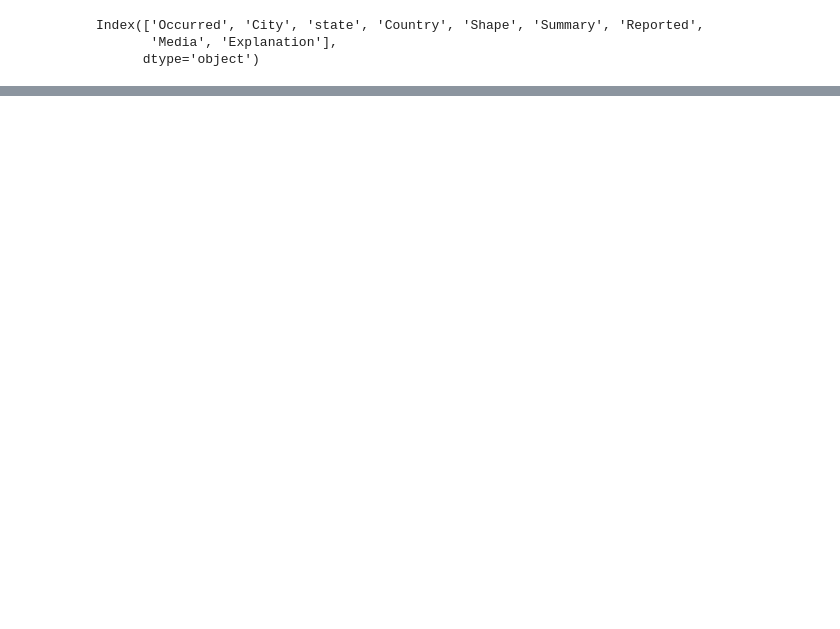
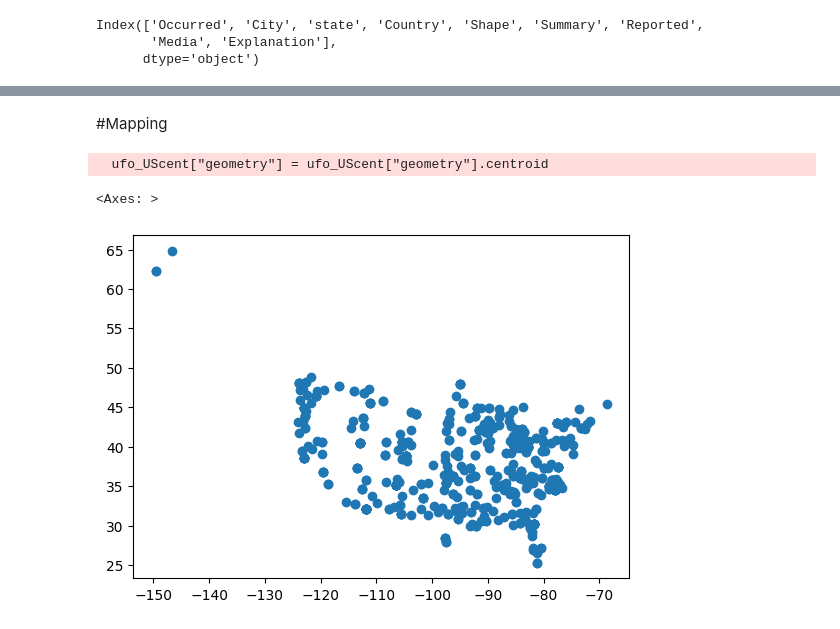
Before and after one commit to carlavilla/GIS, a Jupyter notebook: PS4_GIS.ipynb, the cells around one changed output, grey strips where cells are left out. Drawn from its saved outputs; the diff is of its cells as text; code cells hidden in the pictures; blank space fills up the shorter version.

```diff
--- a/PS4_GIS.ipynb
+++ b/PS4_GIS.ipynb
@@ -214,0 +647,3 @@ m
+# %%
+ufo_US = pd.merge(USMetro, ufo3, on='combined',how='inner',indicator=True)
+ufo_US.head(10)
@@ -214,0 +731,14 @@ m
+# %% [markdown]
+#Mapping
+# %%
+ufo_UScent = ufo_US.copy()
+
+ufo_UScent["geometry"] = ufo_UScent["geometry"].centroid
+# %% [output]
+  ufo_UScent["geometry"] = ufo_UScent["geometry"].centroid
+# %%
+ufo_UScent.plot()
+plt.show()
+# %% [output]
+<Axes: >
+[figure, added]
```
Also changed, not shown: parts of 57 cells of this notebook.
